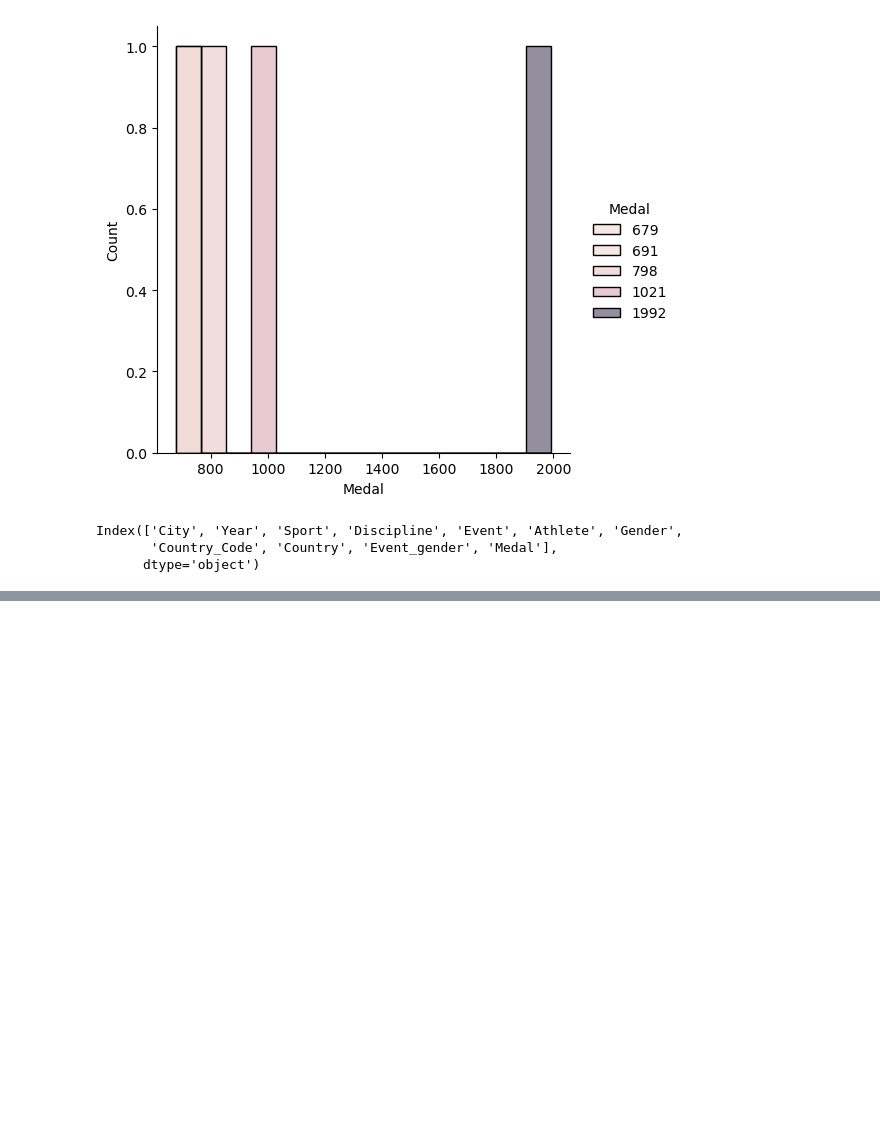
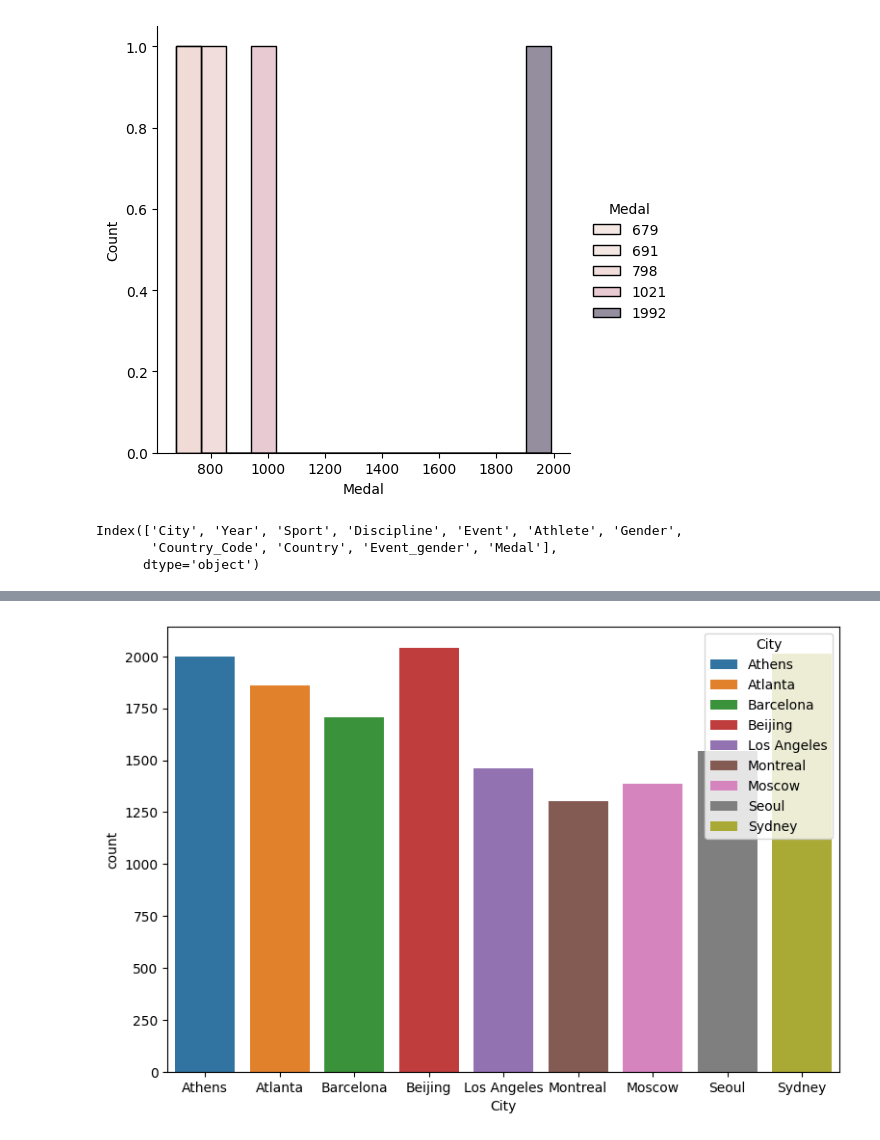
Before and after one commit to LeoPrince777/Hackathon_4.0_Task_Summar_Olympic-1976-2008-Dataset, a Jupyter notebook: Hackathon_4.0_Task_Summar_Olympic(1976-2008).ipynb, the cells around one changed output, grey strips where cells are left out. Drawn from its saved outputs; the diff is of its cells as text; code cells hidden in the pictures; blank space fills up the shorter version.

```diff
--- a/Hackathon_4.0_Task_Summar_Olympic(1976-2008).ipynb
+++ b/Hackathon_4.0_Task_Summar_Olympic(1976-2008).ipynb
@@ -582,5 +737,7 @@ pip install jupyter_dashboards
 # %%
 f1 = olympic1[["City","Medal"]]
 #fig =plt.figure(figsize=(6, 6))
 fig,ax =plt.subplots(figsize=(9, 6))
-ax=sn.countplot(data=f1,x="City")
+ax=sn.countplot(data=f1,x="City",hue ="City")
+# %% [output]
+[figure, added]
```
Also changed, not shown: parts of 38 cells of this notebook.
